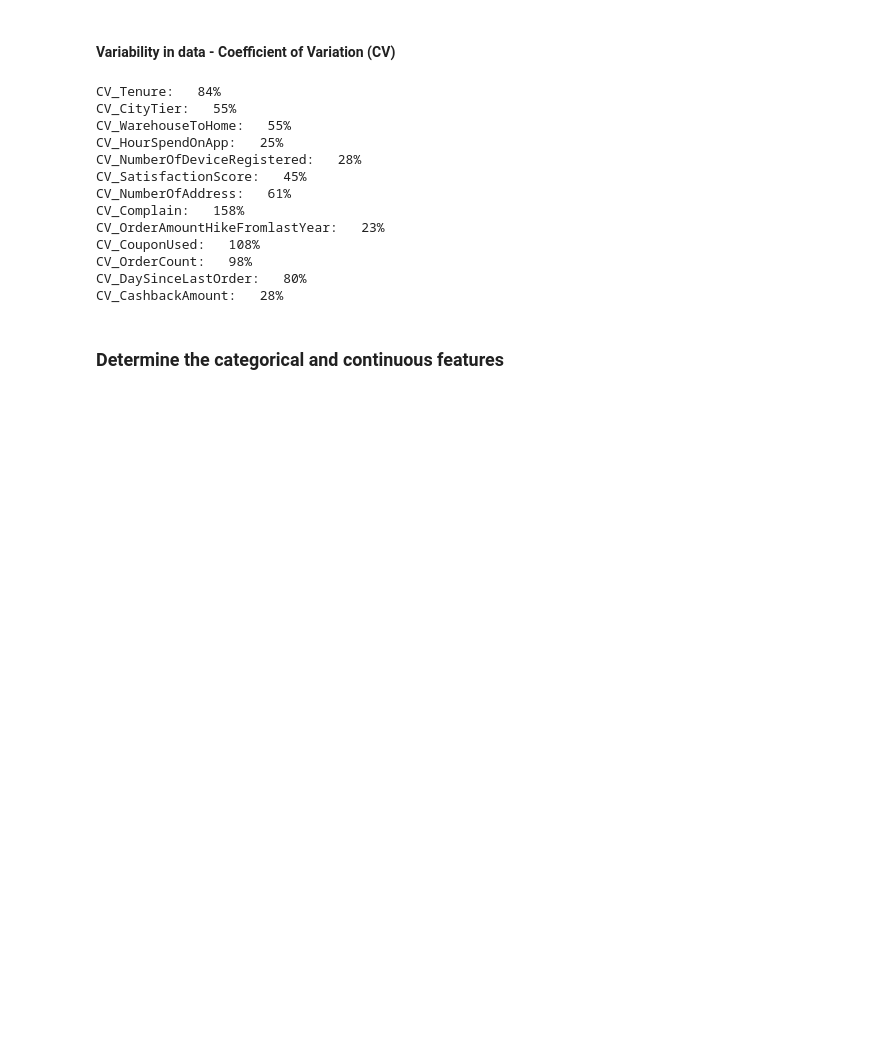
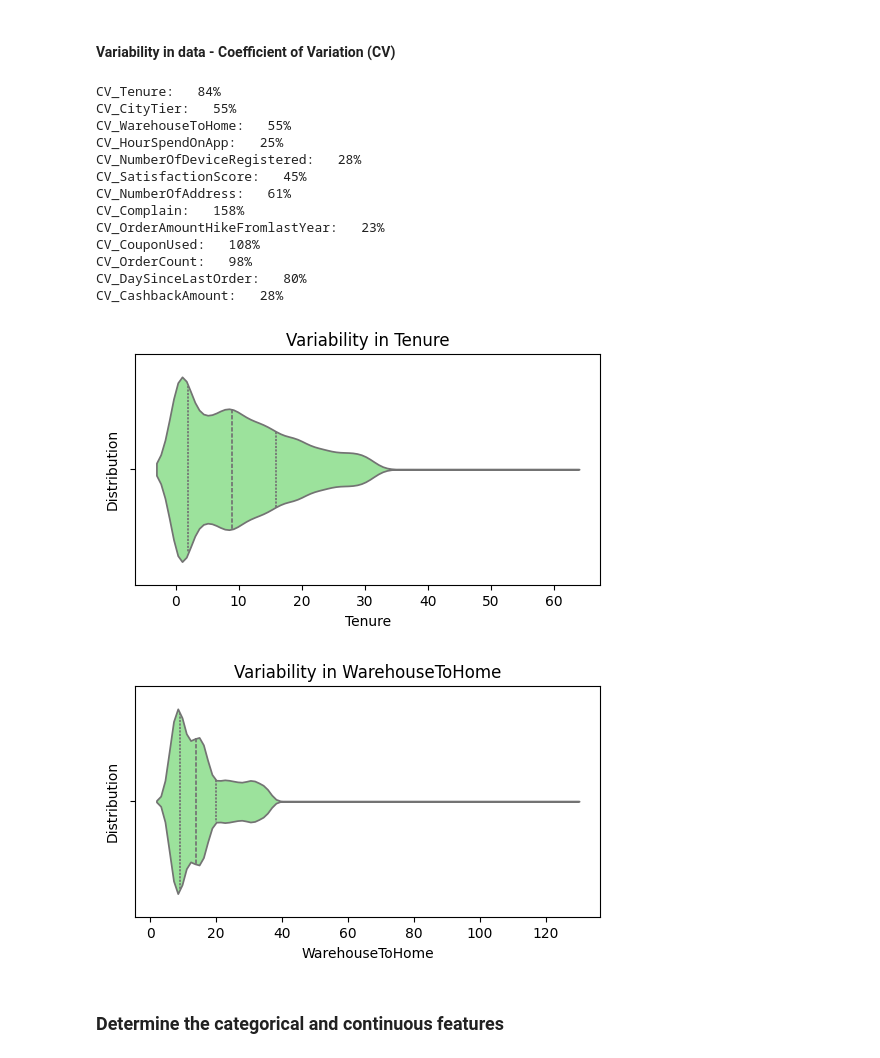
Before and after one commit to jhalalit/Churn_Insights_and_Prediction, a Jupyter notebook: Churn_Insights_and_Prediction.ipynb, the cells around one changed output. Drawn from its saved outputs; the diff is of its cells as text; code cells hidden in the pictures; blank space fills up the shorter version.

```diff
--- a/Churn_Insights_and_Prediction.ipynb
+++ b/Churn_Insights_and_Prediction.ipynb
@@ -107,6 +117,25 @@ CV_CouponUsed:   108%
 CV_OrderCount:   98%
 CV_DaySinceLastOrder:   80%
 CV_CashbackAmount:   28%
+# %%
+# Create a violin plot for the 'Tenure' feature
+plt.figure(figsize=(6, 3))
+sns.violinplot(x='Tenure', data=df, inner='quartile')
+plt.title('Variability in Tenure')
+plt.xlabel('Tenure')
+plt.ylabel('Distribution')
+plt.show()
+
+# Create a violin plot for the 'WarehouseToHome' feature
+plt.figure(figsize=(6, 3))
+sns.violinplot(x='WarehouseToHome', data=df, inner='quartile')
+plt.title('Variability in WarehouseToHome')
+plt.xlabel('WarehouseToHome')
+plt.ylabel('Distribution')
+plt.show()
+# %% [output]
+[figure, added]
+[figure, added]
 # %% [markdown]
 ### Determine the categorical and continuous features
 # %%
```
Also changed, not shown: parts of 16 cells of this notebook.
